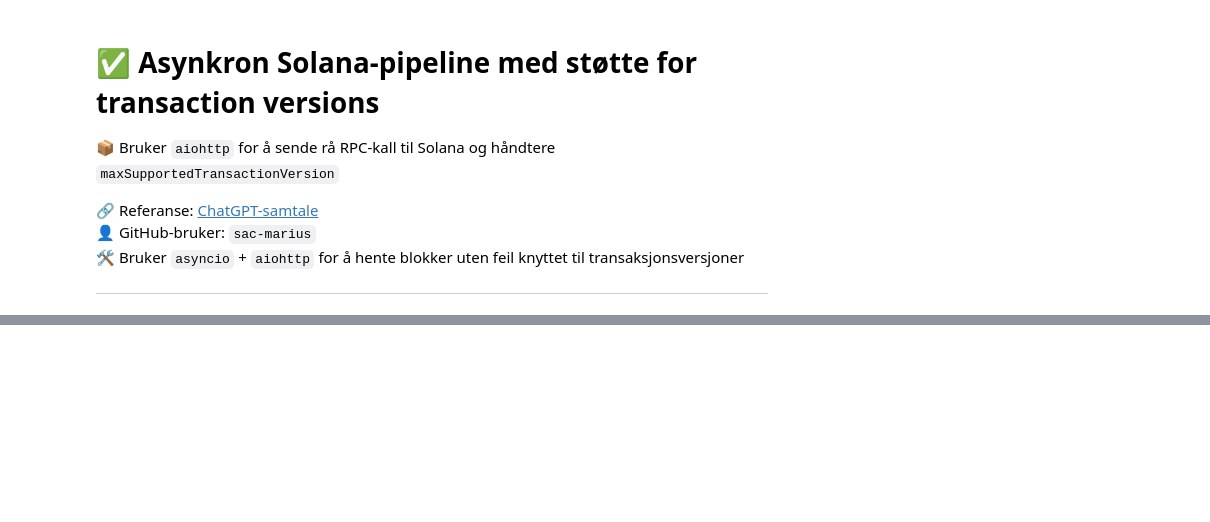
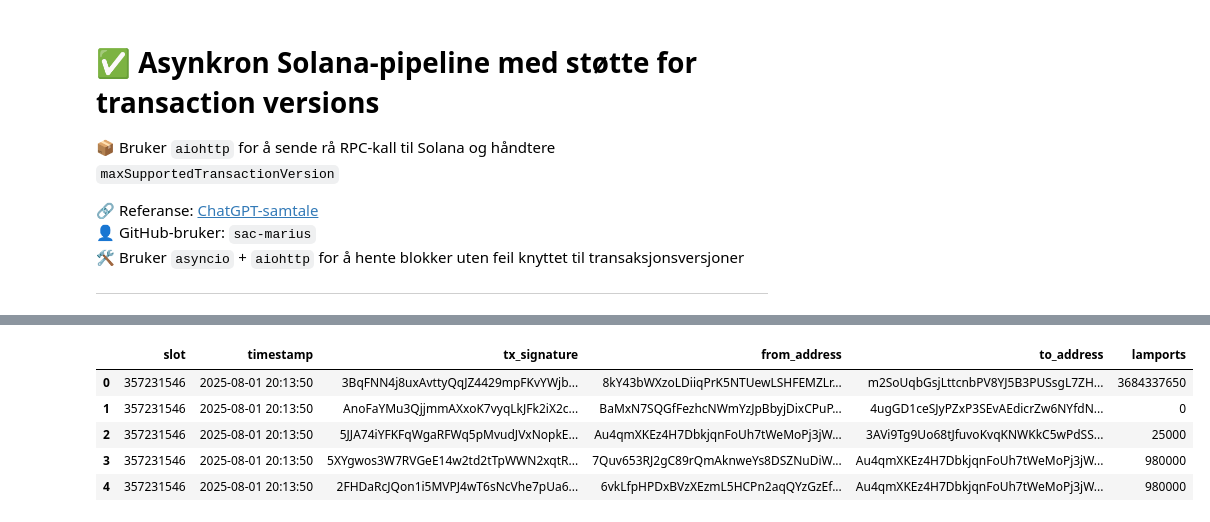
Before and after one commit to sac-marius/colab-test, a Jupyter notebook: solana_blocks_async_pipeline.ipynb, the cells around one changed output, grey strips where cells are left out. Drawn from its saved outputs; the diff is of its cells as text; code cells hidden in the pictures; blank space fills up the shorter version.

```diff
--- a/solana_blocks_async_pipeline.ipynb
+++ b/solana_blocks_async_pipeline.ipynb
@@ -104,0 +129,13 @@ await main()
+# %%
+import pandas as pd
+
+df = pd.read_parquet("solana_blocks_async.parquet")
+df['timestamp'] = pd.to_datetime(df['timestamp'], unit='s')
+df.head()
+# %% [output]
+|  | slot | timestamp | tx_signature | from_address | to_address | lamports |
+| 0 | 357231546 | 2025-08-01 20:13:50 | 3BqFNN4j8uxAvttyQqJZ4429mpFKvYWjb... | 8kY43bWXzoLDiiqPrK5NTUewLSHFEMZLr... | m2SoUqbGsjLttcnbPV8YJ5B3PUSsgL7ZH... | 3684337650 |
+| 1 | 357231546 | 2025-08-01 20:13:50 | AnoFaYMu3QjjmmAXxoK7vyqLkJFk2iX2c... | BaMxN7SQGfFezhcNWmYzJpBbyjDixCPuP... | 4ugGD1ceSJyPZxP3SEvAEdicrZw6NYfdN... | 0 |
+| 2 | 357231546 | 2025-08-01 20:13:50 | 5JJA74iYFKFqWgaRFWq5pMvudJVxNopkE... | Au4qmXKEz4H7DbkjqnFoUh7tWeMoPj3jW... | 3AVi9Tg9Uo68tJfuvoKvqKNWKkC5wPdSS... | 25000 |
+| 3 | 357231546 | 2025-08-01 20:13:50 | 5XYgwos3W7RVGeE14w2td2tTpWWN2xqtR... | 7Quv653RJ2gC89rQmAknweYs8DSZNuDiW... | Au4qmXKEz4H7DbkjqnFoUh7tWeMoPj3jW... | 980000 |
+| 4 | 357231546 | 2025-08-01 20:13:50 | 2FHDaRcJQon1i5MVPJ4wT6sNcVhe7pUa6... | 6vkLfpHPDxBVzXEzmL5HCPn2aqQYzGzEf... | Au4qmXKEz4H7DbkjqnFoUh7tWeMoPj3jW... | 980000 |
```
Also changed, not shown: parts of 8 cells of this notebook.
